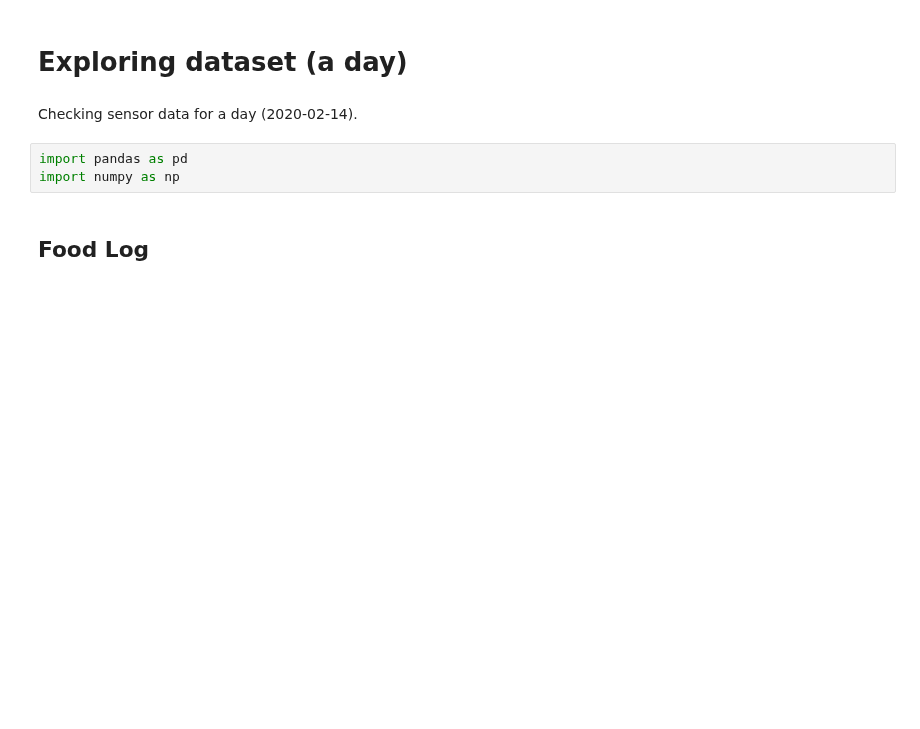
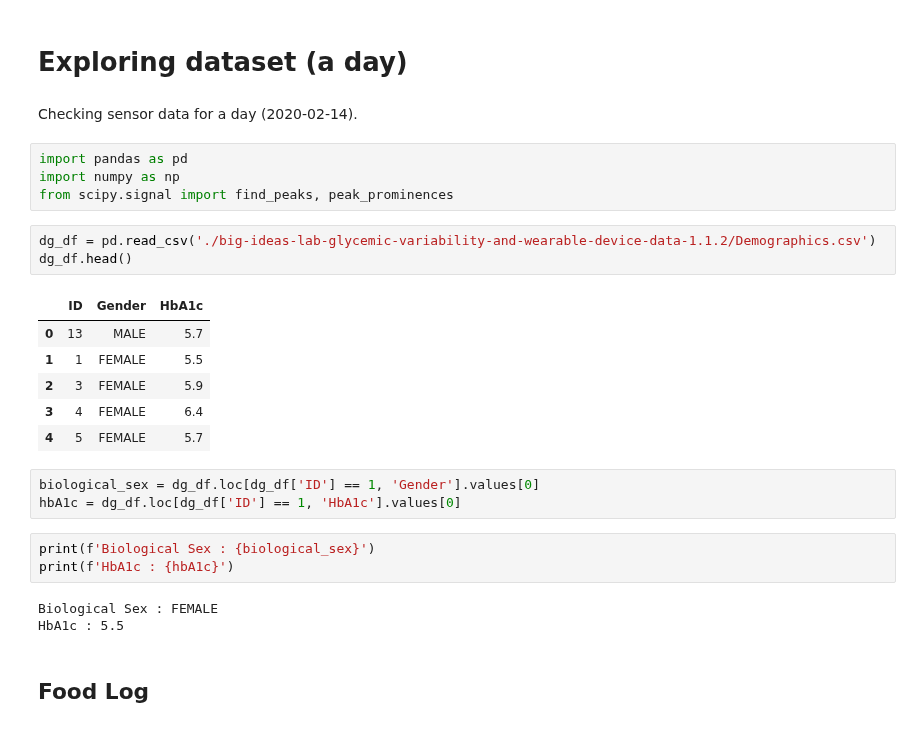
Before and after one commit to mingg12/engineering-newFork, a Jupyter notebook: exploring_digital_biomarkers_a_day.ipynb, the cells around one changed output. Drawn from its saved outputs; the diff is of its cells as text; blank space fills up the shorter version.

```diff
--- a/exploring_digital_biomarkers_a_day.ipynb
+++ b/exploring_digital_biomarkers_a_day.ipynb
@@ -5,6 +5,26 @@ Checking sensor data for a day (2020-02-14).
 # %%
 import pandas as pd
 import numpy as np
+from scipy.signal import find_peaks, peak_prominences
+# %%
+dg_df = pd.read_csv('./big-ideas-lab-glycemic-variability-and-wearable-device-data-1.1.2/Demographics.csv')
+dg_df.head()
+# %% [output]
+|  | ID | Gender | HbA1c |
+| 0 | 13 | MALE | 5.7 |
+| 1 | 1 | FEMALE | 5.5 |
+| 2 | 3 | FEMALE | 5.9 |
+| 3 | 4 | FEMALE | 6.4 |
+| 4 | 5 | FEMALE | 5.7 |
+# %%
+biological_sex = dg_df.loc[dg_df['ID'] == 1, 'Gender'].values[0]
+hbA1c = dg_df.loc[dg_df['ID'] == 1, 'HbA1c'].values[0]
+# %%
+print(f'Biological Sex : {biological_sex}')
+print(f'HbA1c : {hbA1c}')
+# %% [output]
+Biological Sex : FEMALE
+HbA1c : 5.5
 # %% [markdown]
 ## Food Log
 # %%
```
Also changed, not shown: parts of 5 cells of this notebook.
